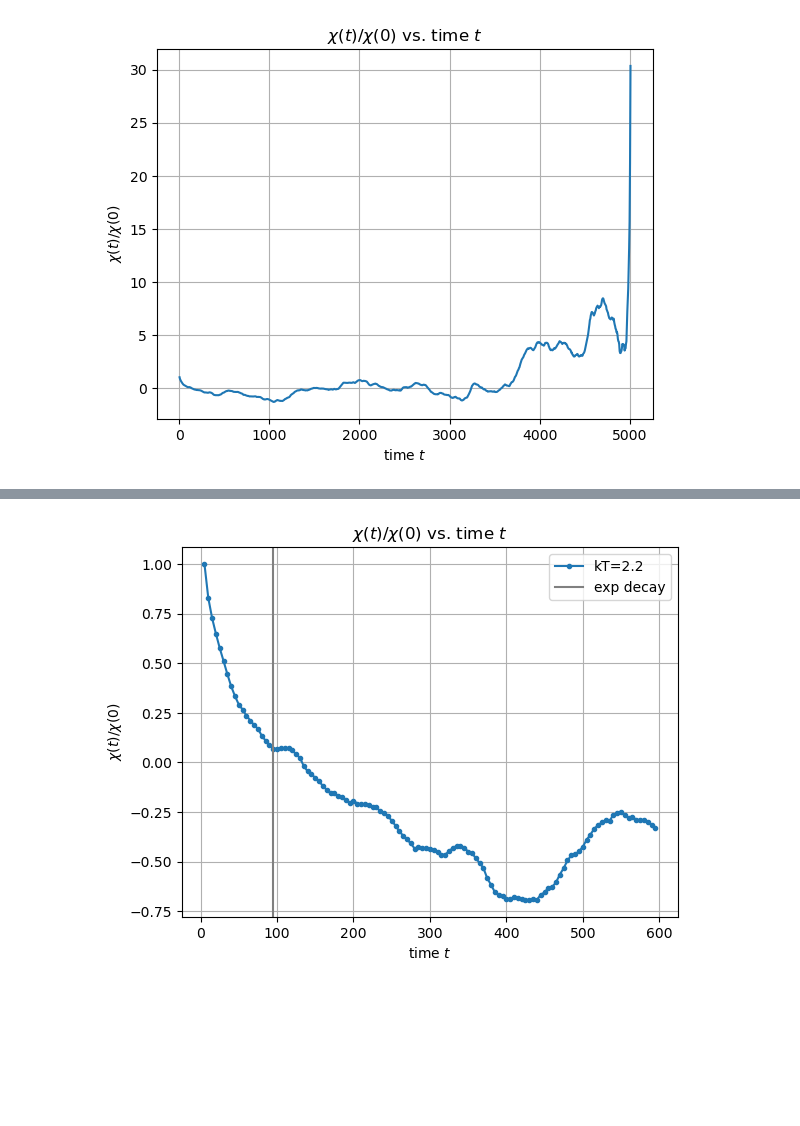
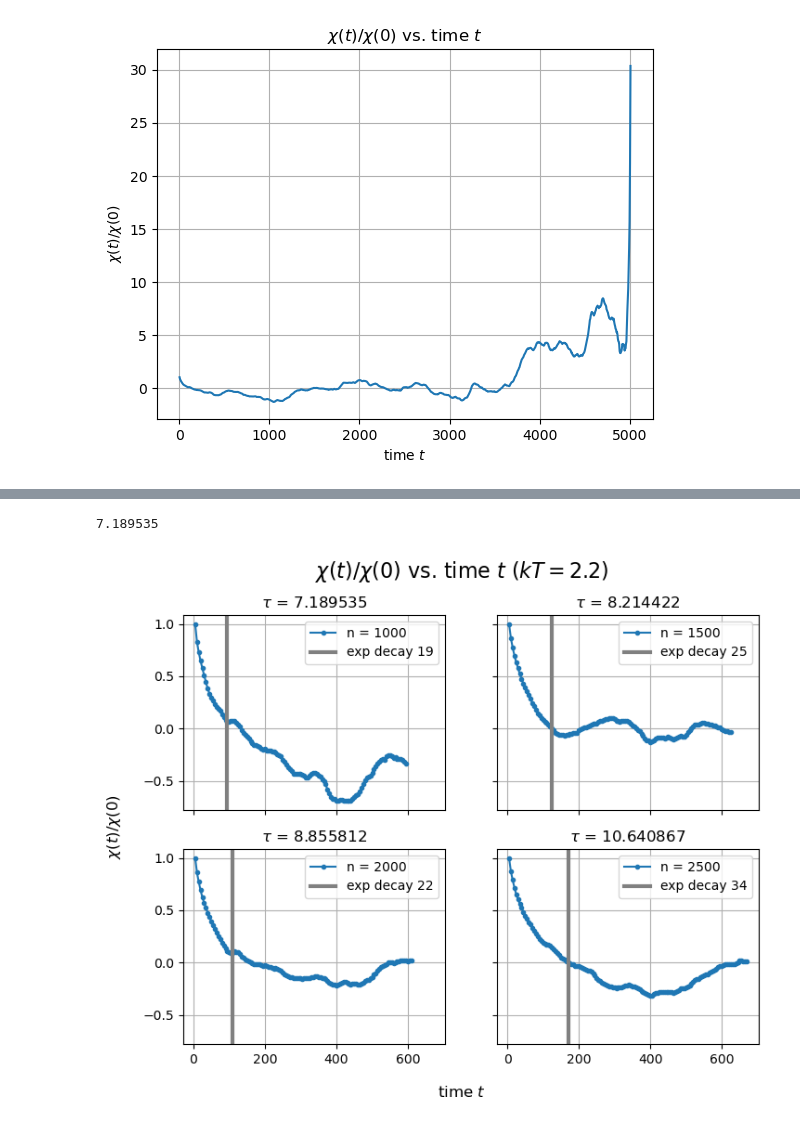
Before and after one commit to seafoodfry/numerical-analysis, a Jupyter notebook: qft/ising/Ising-model.ipynb, the cells around one changed output, grey strips where cells are left out. Cells and saved outputs as stored; diff of their text form; code cells hidden in the pictures; blank space fills up the shorter version.

```diff
--- a/qft/ising/Ising-model.ipynb
+++ b/qft/ising/Ising-model.ipynb
@@ -320,3 +351,3 @@ xdim,ydim,equil,stat,seed,T,autocorrt,avgE,stdE,avgMAbs,stdM,c,m,avgM,scaleF
 # %%
-data = np.loadtxt("test-0-1000.txt")
+data1 = np.loadtxt('autocor-0-1000.txt')
 # %%
@@ -349,0 +384,12 @@ lim
+# %%
+data1 = np.loadtxt('autocor-0-1000.txt')
+lim1 = exp_decay_lim(data1)
+
+data2 = np.loadtxt('autocor-0-1500.txt')
+lim2 = exp_decay_lim(data2)
+
+data3 = np.loadtxt('autocor-0-2000.txt')
+lim3 = exp_decay_lim(data3)
+
+data4 = np.loadtxt('autocor-0-2500.txt')
+lim4 = exp_decay_lim(data4)
@@ -350,15 +413,56 @@ lim
+# %%
+df['autocorrt'][0]
+# %% [output]
+7.189535
 # %%
-upper_bound = lim+100
-t = np.linspace(1, upper_bound, upper_bound) * 5
-plt.plot(t, autocorrelation[:upper_bound], marker='.', label='kT=2.2')
+upper_bound1 = lim1 + 100
+upper_bound2 = lim2 + 100
+upper_bound3 = lim3 + 100
+upper_bound4 = lim4 + 100
 
-plt.axvline(x = lim*5, color = 'grey', label = 'exp decay')
+t1 = np.linspace(1, upper_bound1, upper_bound1) * 5
+t2 = np.linspace(1, upper_bound2, upper_bound2) * 5
+t3 = np.linspace(1, upper_bound3, upper_bound3) * 5
+t4 = np.linspace(1, upper_bound4, upper_bound4) * 5
 
-plt.title('$\chi(t)/\chi(0)$ vs. time $t$')
-plt.xlabel('time $t$')
-plt.ylabel('$\chi(t)/\chi(0)$')
-plt.grid(True)
-plt.legend()
+fig, ((ax1, ax2), (ax3, ax4)) = plt.subplots(2, 2, figsize=(8, 6), sharex=True, sharey=True)
+
+ax1.plot(t1, data1[:upper_bound1], marker='.', label=f'n = {df["stat"][0]}')
+ax2.plot(t2, data2[:upper_bound2], marker='.', label=f'n = {df["stat"][1]}')
+ax3.plot(t3, data3[:upper_bound3], marker='.', label=f'n = {df["stat"][2]}')
+ax4.plot(t4, data4[:upper_bound4], marker='.', label=f'n = {df["stat"][3]}')
+
+ax1.axvline(x = lim1 * 5, color = 'grey', label = f'exp decay {lim1}', linewidth=3)
+ax2.axvline(x = lim2 * 5, color = 'grey', label = f'exp decay {lim2}', linewidth=3)
+ax3.axvline(x = lim3 * 5, color = 'grey', label = f'exp decay {lim3}', linewidth=3)
+ax4.axvline(x = lim4 * 5, color = 'grey', label = f'exp decay {lim4}', linewidth=3)
+
+ax1.set_title(f'$\\tau$ = {df["autocorrt"][0]}')
+ax1.grid(True)
+ax1.legend()
+
+ax2.set_title(f'$\\tau$ = {df["autocorrt"][1]}')
+ax2.grid(True)
+ax2.legend()
+
+ax3.set_title(f'$\\tau$ = {df["autocorrt"][2]}')
+ax3.grid(True)
+ax3.legend()
+
+ax4.set_title(f'$\\tau$ = {df["autocorrt"][3]}')
+ax4.grid(True)
+ax4.legend()
+
+fig.supxlabel('time $t$')
+fig.supylabel('$\chi(t)/\chi(0)$')
+
+fig.suptitle('$\chi(t)/\chi(0)$ vs. time $t$ ($kT = 2.2$)', fontsize=16)
+
+#plt.title('$\chi(t)/\chi(0)$ vs. time $t$')
+#plt.xlabel('time $t$')
+#plt.ylabel('$\chi(t)/\chi(0)$')
+#plt.grid(True)
+#plt.legend()
 plt.show()
 # %% [output]
-[figure, old version]
+[figure, new version]
```
Also changed, not shown: parts of 14 cells of this notebook.
